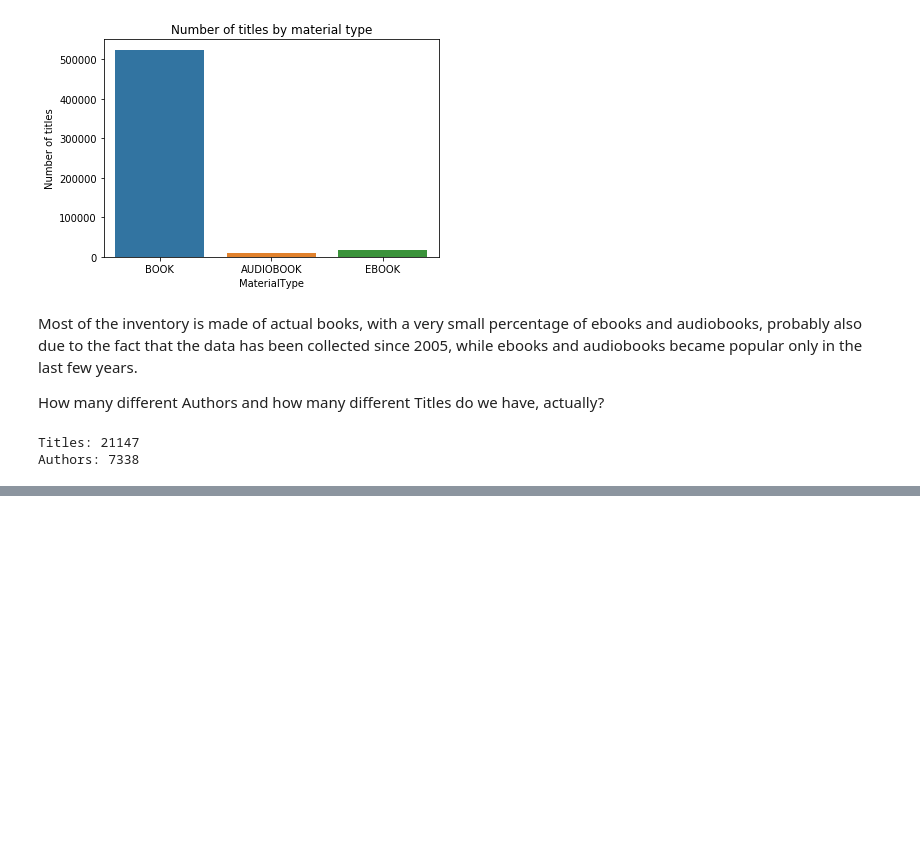
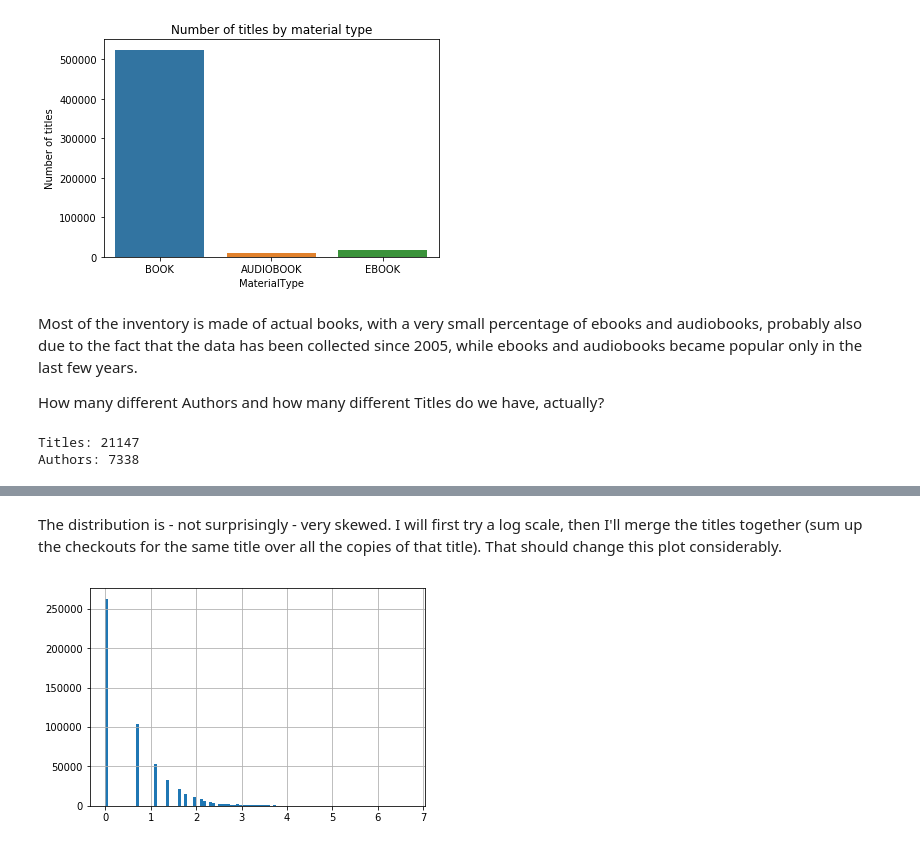
Before and after one commit to OanaTudu/BookTitleMovieCandidate, a Jupyter notebook: LibraryBooks.ipynb, the cells around one changed output, grey strips where cells are left out. Drawn from its saved outputs; the diff is of its cells as text; code cells hidden in the pictures; blank space fills up the shorter version.

```diff
--- a/LibraryBooks.ipynb
+++ b/LibraryBooks.ipynb
@@ -228,0 +236,7 @@ Authors: 7338
+# %% [markdown]
+The distribution is - not surprisingly - very skewed. I will first try a log scale, then I'll merge the titles together (sum up the checkouts for the same title over all the copies of that title). That should change this plot considerably.
+# %%
+df1['Checkouts'].apply(np.log).hist(bins = 100)
+plt.show()
+# %% [output]
+[figure, added]
```
Also changed, not shown: parts of 28 cells of this notebook.
